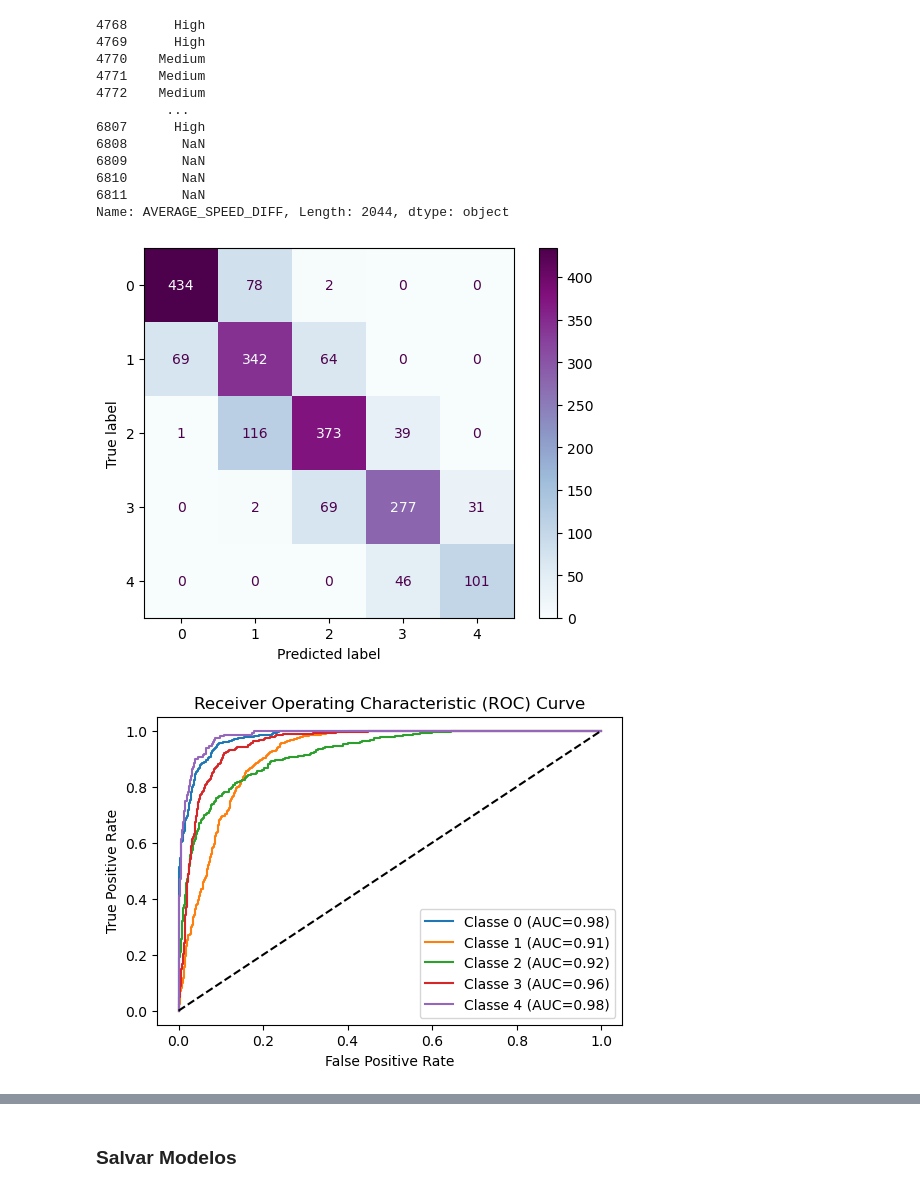
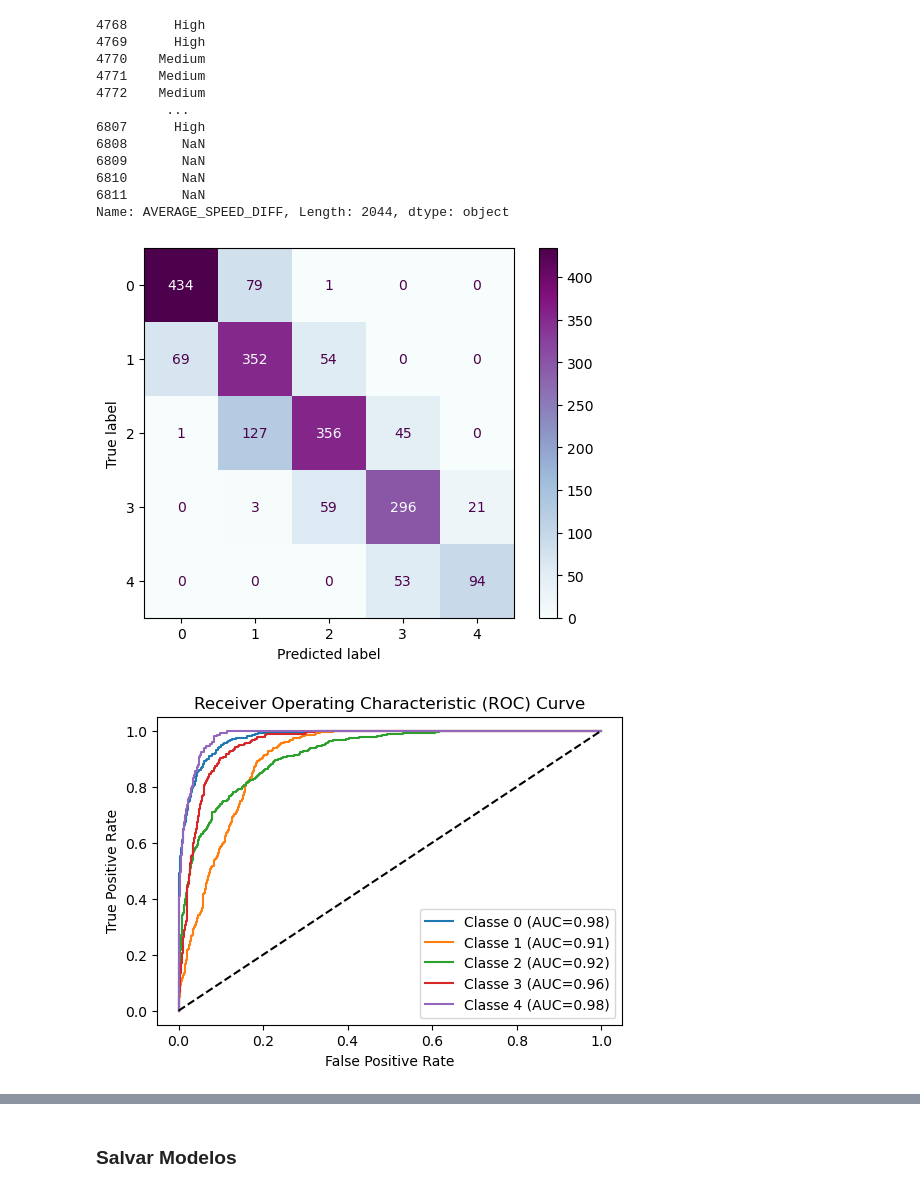
Before and after one commit to emmanuelavillar/Mestrado---DAA, a Jupyter notebook: ml.ipynb, the cells around one changed output, grey strips where cells are left out. Drawn from its saved outputs; the diff is of its cells as text; code cells hidden in the pictures.

```diff
--- a/ml.ipynb
+++ b/ml.ipynb
@@ -987,16 +998,16 @@ y_test
 Name: AVERAGE_SPEED_DIFF, Length: 2044, dtype: object
 # %%
 classes = np.unique(y_train)
-cm = confusion_matrix(y_test, final_preds_numeric, labels=classes)
+cm = confusion_matrix(y_test, predictions_esemble, labels=classes)
 disp = ConfusionMatrixDisplay(confusion_matrix=cm, display_labels = classes)
 disp = disp.plot(cmap = plt.cm.BuPu)
 plt.grid(False)
 # %% [output]
-[figure, old version]
+[figure, new version]
 # %%
-cv.curva_roc(X_test, y_test, pipe_xgb)
+cv.curva_roc(X_test, y_test, pipe_ensemble)
 # %% [output]
-[figure, old version]
+[figure, new version]
 # %%
 importlib.reload(utils)
 #utils.shap_tree(preprocessor, X, X_test, pipe_cb)
```
Also changed, not shown: parts of 9 cells of this notebook, 5 other files.
